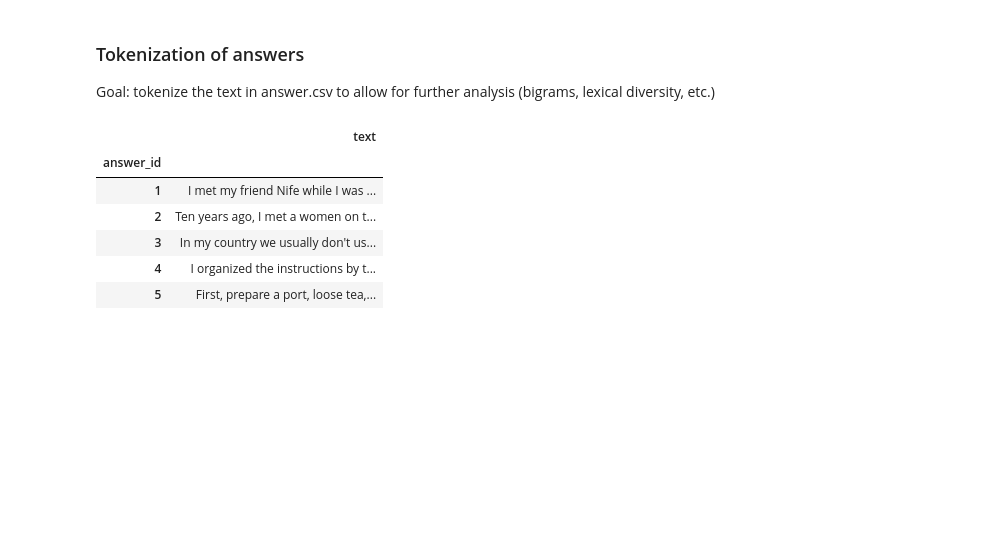
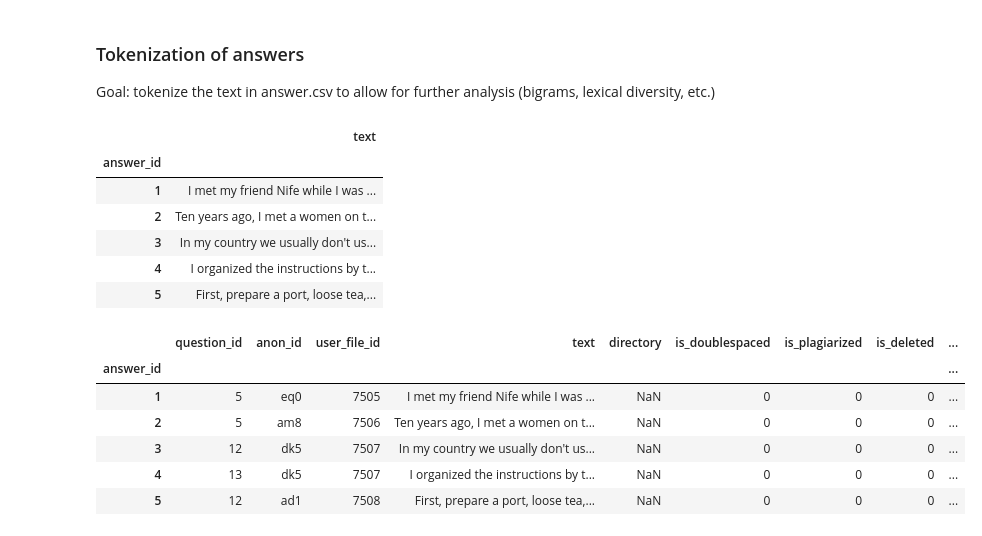
Before and after one commit to Data-Science-for-Linguists/Bigram-analysis-of-writing-from-the-ELI, a Jupyter notebook: project_code2.ipynb, the cells around one changed output. Drawn from its saved outputs; the diff is of its cells as text; code cells hidden in the pictures; blank space fills up the shorter version.

```diff
--- a/project_code2.ipynb
+++ b/project_code2.ipynb
@@ -323,4 +349,14 @@ answer_df[['text']].head()
 # %%
 #With the magic of stackoverflow, this seems to work, converting NaN to empty strings
 answer_df = answer_df[answer_df['text'].notnull()]
 answer_df['toks'] = answer_df.apply(lambda row: nltk.word_tokenize(row['text']), axis=1)
+
+answer_df.head()
+# %% [output]
+|  | question_id | anon_id | user_file_id | text | directory | is_doublespaced | is_plagiarized | is_deleted | ... |
+| answer_id |  |  |  |  |  |  |  |  | ... |
+| 1 | 5 | eq0 | 7505 | I met my friend Nife while I was ... | NaN | 0 | 0 | 0 | ... |
+| 2 | 5 | am8 | 7506 | Ten years ago, I met a women on t... | NaN | 0 | 0 | 0 | ... |
+| 3 | 12 | dk5 | 7507 | In my country we usually don't us... | NaN | 0 | 0 | 0 | ... |
+| 4 | 13 | dk5 | 7507 | I organized the instructions by t... | NaN | 0 | 0 | 0 | ... |
+| 5 | 12 | ad1 | 7508 | First, prepare a port, loose tea,... | NaN | 0 | 0 | 0 | ... |
```
Also changed, not shown: parts of 13 cells of this notebook, 1 other file.
